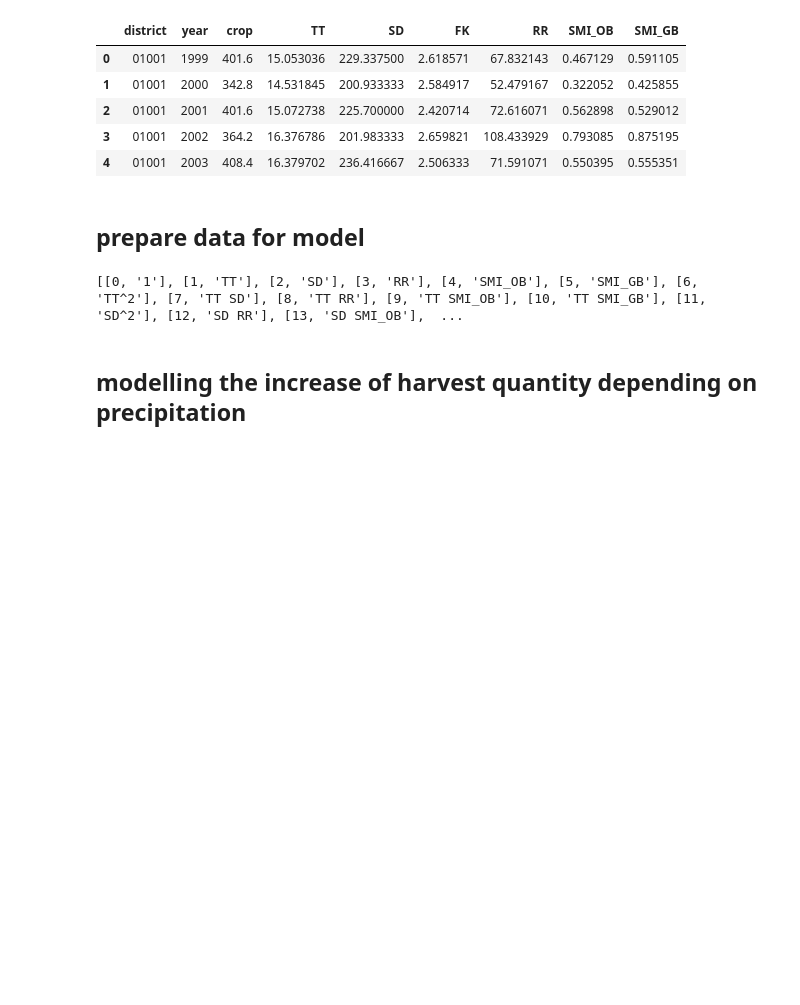
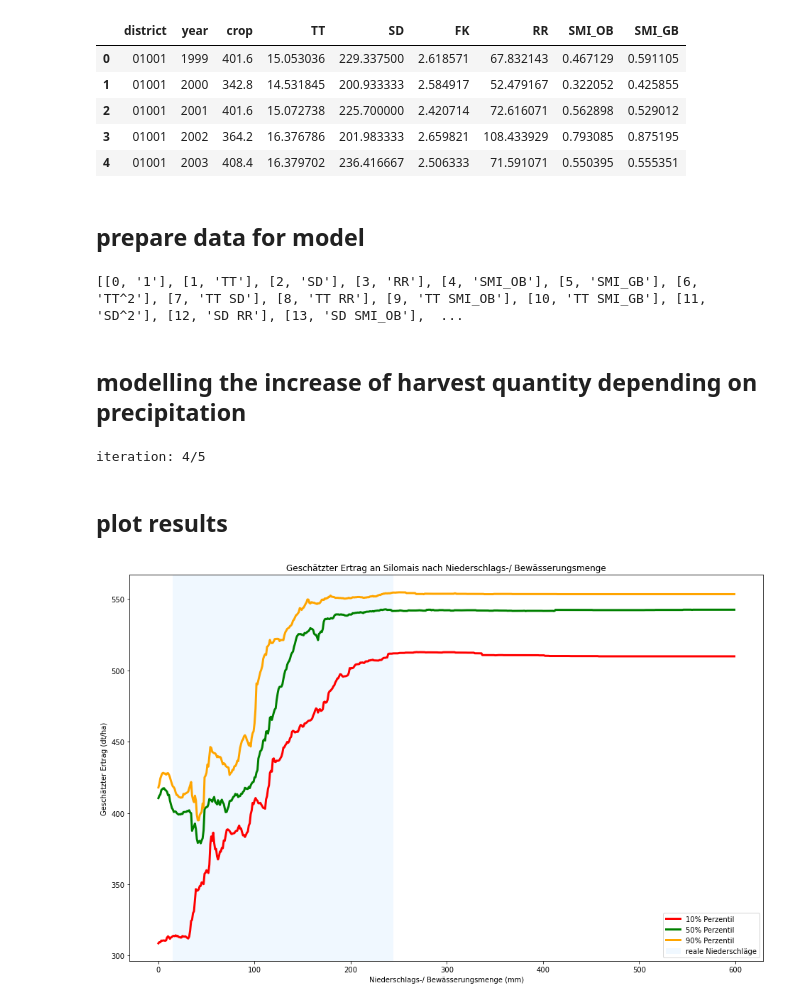
Before and after one commit to christian-eismann/harvesting-time, a Jupyter notebook: run_prediction.ipynb, the cells around one changed output. Cells and saved outputs as stored; diff of their text form; code cells hidden in the pictures; blank space fills up the shorter version.

Commit message:
add plotting function

```diff
--- a/run_prediction.ipynb
+++ b/run_prediction.ipynb
@@ -107,7 +107,8 @@ max_val_it = np.zeros((max_precip, iterations))
 mean_val_it = np.zeros((max_precip, iterations))
 
 for iteration in np.arange(0, iterations):
-    print(f'iteration: {iteration}/{iterations}', end='\r')
+    print(f'iteration: {iteration+1}/{iterations}', end='\r')
+
     #bagging model
     bagg_reg = BaggingRegressor(n_estimators=100, n_jobs=-1).fit(X_full, y_bxcx)
     y_bagg = bagg_reg.predict(X_full)
@@ -173,10 +174,42 @@ for iteration in np.arange(0, iterations):
         #write values per year to array
         values[:,j] = t_corr
 
-min_val  = [np.percentile(values[x,:], q=10) for x in np.arange(0, values.shape[0])]
-max_val  = [np.percentile(values[x,:], q=90) for x in np.arange(0, values.shape[0])]
-mean_val = [np.percentile(values[x,:], q=50) for x in np.arange(0, values.shape[0])]
+    min_val  = [np.percentile(values[x,:], q=10) for x in np.arange(0, values.shape[0])]
+    max_val  = [np.percentile(values[x,:], q=90) for x in np.arange(0, values.shape[0])]
+    mean_val = [np.percentile(values[x,:], q=50) for x in np.arange(0, values.shape[0])]
 
-min_val_it[:, iteration] = min_val
-max_val_it[:, iteration] = max_val
-mean_val_it[:, iteration] = mean_val
+    min_val_it[:, iteration] = min_val
+    max_val_it[:, iteration] = max_val
+    mean_val_it[:, iteration] = mean_val
+
+min_val_ = [np.mean(min_val_it[x]) for x in np.arange(0, max_precip)]
+max_val_ = [np.mean(max_val_it[x]) for x in np.arange(0, max_precip)]
+mean_val_ = [np.mean(mean_val_it[x]) for x in np.arange(0, max_precip)]
+# %% [output]
+iteration: 4/5
+# %% [markdown]
+## plot results
+# %%
+fig, ax = plt.subplots(figsize=(16,10))
+
+ax.axvspan(crop_df['RR'].min(), crop_df['RR'].max(), color='aliceblue', zorder=0, label='reale Niederschläge')
+ax.set_xlabel('Niederschlags-/ Bewässerungsmenge (mm)')
+ax.set_ylabel('Geschätzter Ertrag (dt/ha)')
+#ax.set_title(str('Geschätzter Ertrag an ' + crop + ' nach Niederschlagsmenge für den Landkreis ' + dc))
+ax.set_title(str('Geschätzter Ertrag an ' + crop + ' nach Niederschlags-/ Bewässerungsmenge'))
+sns.lineplot(x=np.arange(0, max_precip), y=min_val_, color='red', linewidth=3, ax=ax, label='10% Perzentil')
+sns.lineplot(x=np.arange(0, max_precip), y=mean_val_, color='green', linewidth=3, ax=ax, label='50% Perzentil')
+sns.lineplot(x=np.arange(0, max_precip), y=max_val_, color='orange', linewidth=3, ax=ax, label='90% Perzentil')
+#sns.scatterplot(x=dx_['RR'], y=dx_['Ertrag'], ax=ax, label='reale Erträge')
+
+y0, y1 = ax.get_ylim()
+
+#ax.vlines(x=dx_['RR'].mean(), ymin=(y0*1.05), ymax=(y1*0.95), linewidth=1, label='durchschnittlicher Niederschlag')
+#ax.vlines(x=dx_['RR'].mean()+irrigation, ymin=(y0*1.05), ymax=(y1*0.95), linewidth=1, linestyle='--',
+#          label='durchschnittlicher Bewässerungsbedarf\nnach Cropwat')
+
+#plt.savefig(str('results/' + crop + ' in ' + dc + '.jpg'), dpi=300)
+#plt.savefig(str('results/' + crop + ' Beispiel.jpg'), dpi=600, bbox_inches='tight')
+plt.show()
+# %% [output]
+[figure, added]
```
